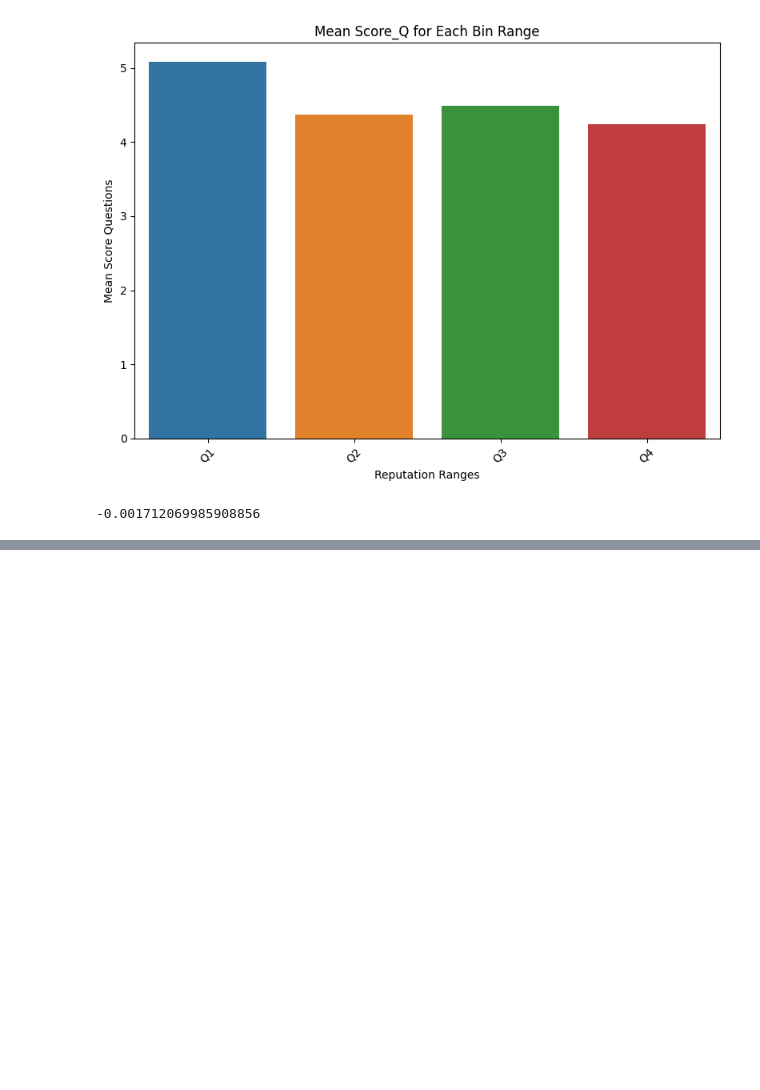
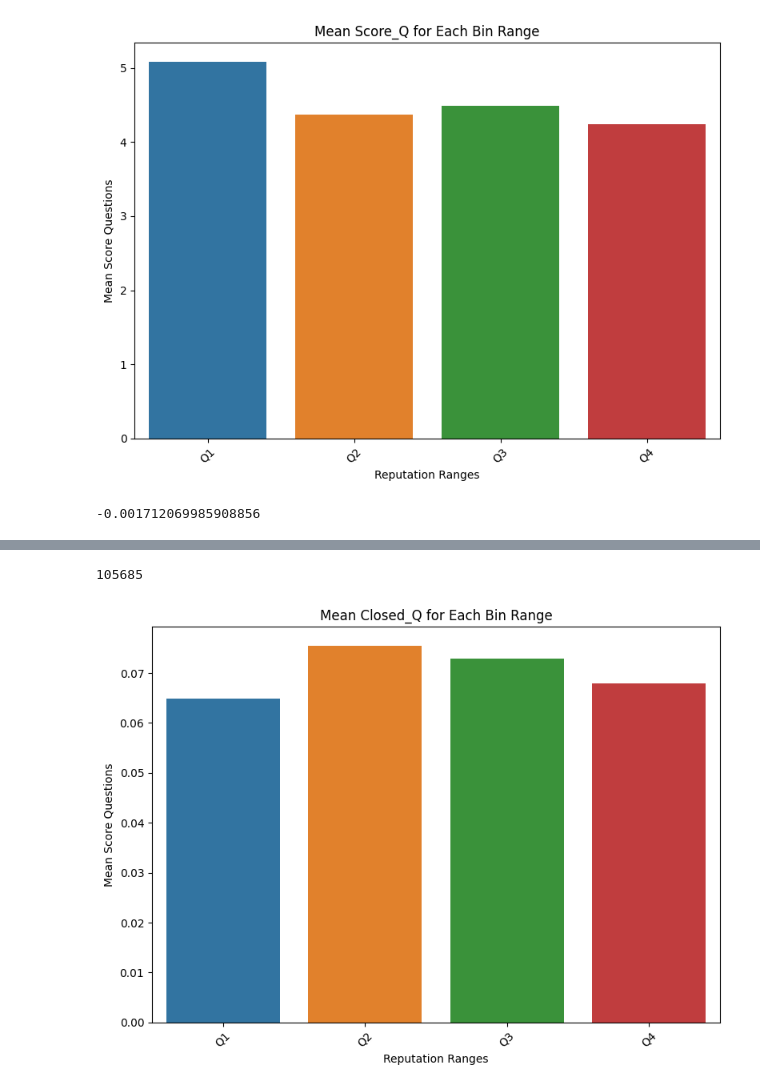
Before and after one commit to mostafa-ja/Data-Mining-fall-2023, a Jupyter notebook: Data_Mining2.ipynb, the cells around one changed output, grey strips where cells are left out. Cells and saved outputs as stored; diff of their text form; code cells hidden in the pictures; blank space fills up the shorter version.

```diff
--- a/Data_Mining2.ipynb
+++ b/Data_Mining2.ipynb
@@ -295,0 +313,3 @@ correlation
+# %%
+merged_U_A_Q['Closed_Q'] = merged_U_A_Q['ClosedDate_Q'].notnull().astype(int)
+merged_U_A_Q['Closed_Q']
@@ -295,0 +329,20 @@ correlation
+# %%
+sum(merged_U_A_Q['Closed_Q'])
+# %% [output]
+105685
+# %%
+# Define bins and calculate mean scores for each bin
+merged_U_A_Q['Bin'] = pd.qcut(merged_U_A_Q['Reputation'], q=4, labels=['Q1', 'Q2', 'Q3', 'Q4'])
+mean_scores = merged_U_A_Q.groupby('Bin')['Closed_Q'].mean()
+
+# Plotting with mean scores on the y-axis
+plt.figure(figsize=(8, 6))
+sns.barplot(x=mean_scores.index, y=mean_scores.values)
+plt.title('Mean Closed_Q for Each Bin Range')
+plt.xlabel('Reputation Ranges')
+plt.ylabel('Mean Score Questions')
+plt.xticks(rotation=45)  # Rotate x-axis labels for better readability if needed
+plt.tight_layout()
+plt.show()
+# %% [output]
+[figure, added]
```
Also changed, not shown: parts of 4 cells of this notebook.
